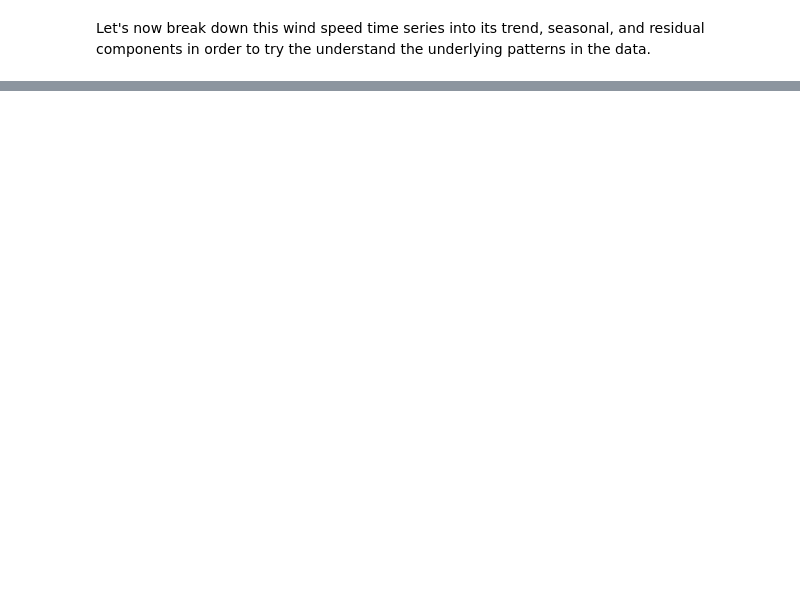
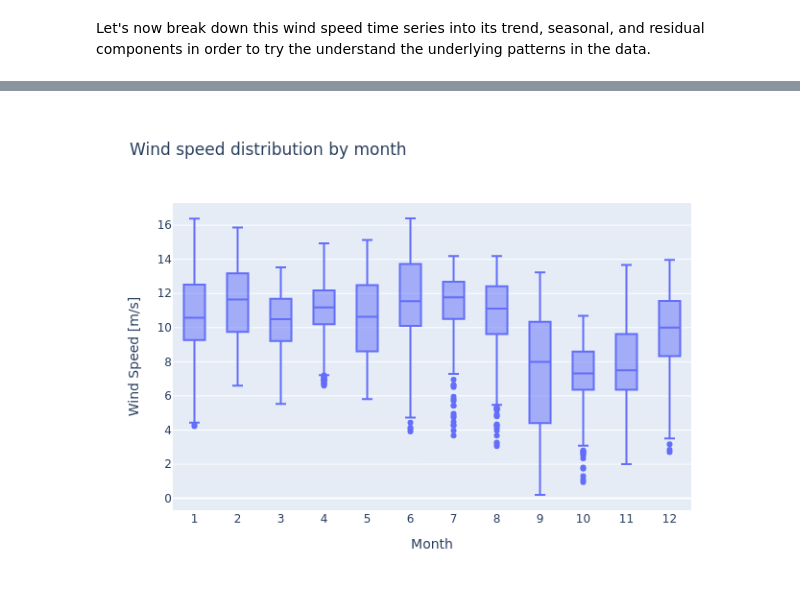
Before and after one commit to daniel-epm/guajira_wind_data, a Jupyter notebook: guajira_wind.ipynb, the cells around one changed output, grey strips where cells are left out. Saved outputs shown, nothing was run; the diff lists cells and outputs as text; code cells hidden in the pictures; blank space fills up the shorter version.

```diff
--- a/guajira_wind.ipynb
+++ b/guajira_wind.ipynb
@@ -583,0 +606,9 @@ Image("decomposition.png")
+# %%
+wind_speed2['time'] = pd.to_datetime(wind_speed2['time'])
+wind_speed2.set_index('time', inplace= True)
+# %%
+wind_speed2['month'] = wind_speed2.index.month
+wind_speed2['day'] = wind_speed2.index.day
+wind_speed2['hour'] = wind_speed2.index.hour
+
+wind_speed2.head()
@@ -583,0 +623,15 @@ Image("decomposition.png")
+# %%
+fig = px.box(data_frame= wind_speed2,
+             x= 'month',
+             y= 'wind_speed',
+             title= 'Wind speed distribution by month',
+             labels= {'wind_speed': 'Wind Speed [m/s]',
+                      'month': 'Month'})
+fig.update_xaxes(tickmode= 'linear')
+
+fig.show()
+
+fig.write_image('imgs/wind_speed_month.png')
+Image('imgs/wind_speed_month.png')
+# %% [output]
+[figure, added]
```
Also changed, not shown: parts of 7 cells of this notebook.
